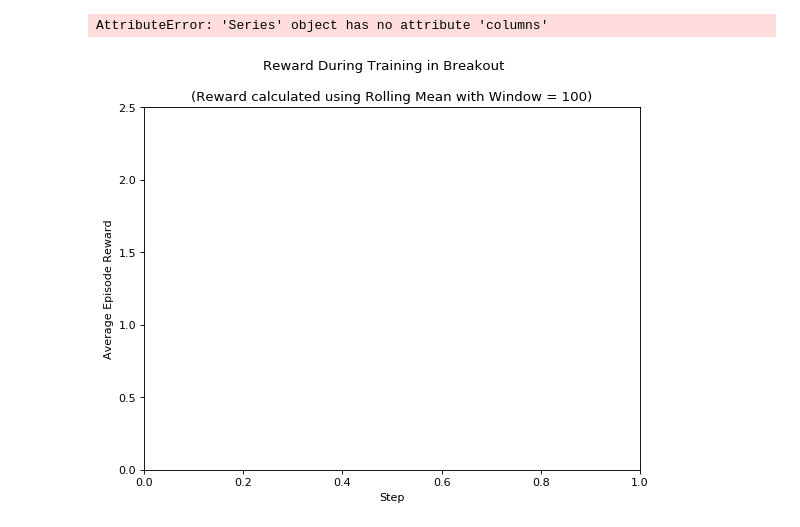
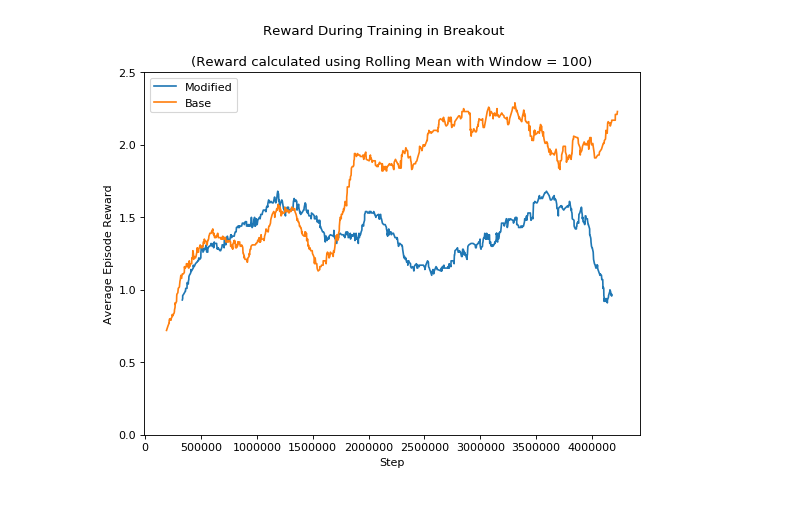
Before and after one commit to nathanmargaglio/Proximal-Policy-Optimization, a Jupyter notebook: PPO1_plot.ipynb, the cells around one changed output. Saved outputs shown, nothing was run; the diff lists cells and outputs as text; code cells hidden in the pictures.

Commit message:
fix plots

```diff
--- a/PPO1_plot.ipynb
+++ b/PPO1_plot.ipynb
@@ -7,14 +7,14 @@ df_base = pd.read_csv('run_BreakoutNoFrameskip-v4-9_PPO1_1-tag-episode_reward.cs
 # %%
 win = 100
 fig = plt.figure(num=None, figsize=(8, 6), dpi=80, facecolor='w', edgecolor='k')
 plt.ylim((0, 2.5))
 plt.suptitle("Reward During Training in Breakout")
 plt.title("(Reward calculated using Rolling Mean with Window = {})".format(win))
 plt.xlabel("Step")
 plt.ylabel("Average Episode Reward")
-plt.plot(df_mod.Step, df_mod.Value.rolling(win))
-plt.plot(df_base.Step, pd.rolling_mean(df_base.Value, win))
+plt.plot(df_mod.Step, df_mod.Value.rolling(win, center=False).mean())
+plt.plot(df_base.Step, df_base.Value.rolling(win, center=False).mean())
 plt.gca().legend(('Modified','Base'))
+plt.show()
 # %% [output]
-AttributeError: 'Series' object has no attribute 'columns'
-[figure, old version]
+[figure, new version]
```
Also changed, not shown: 2 other files.
